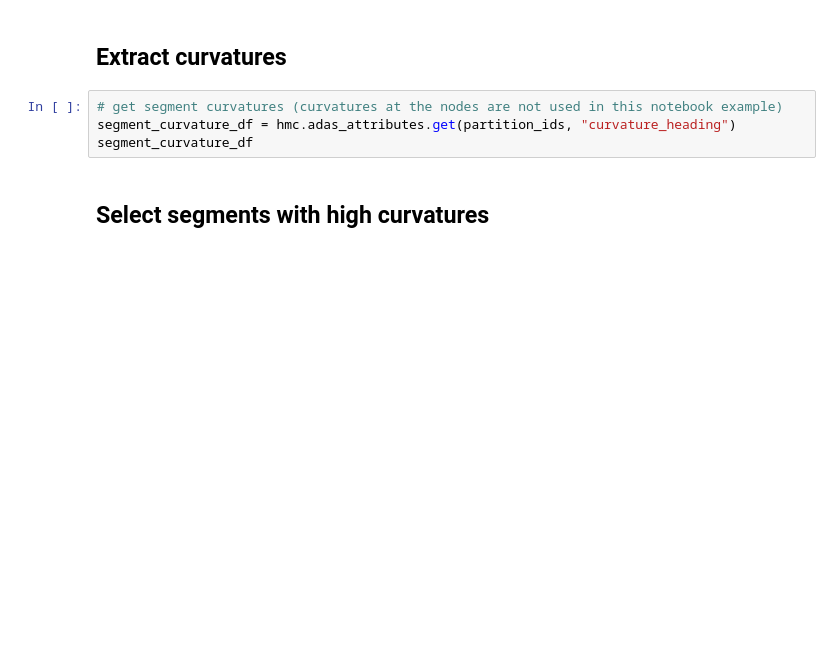
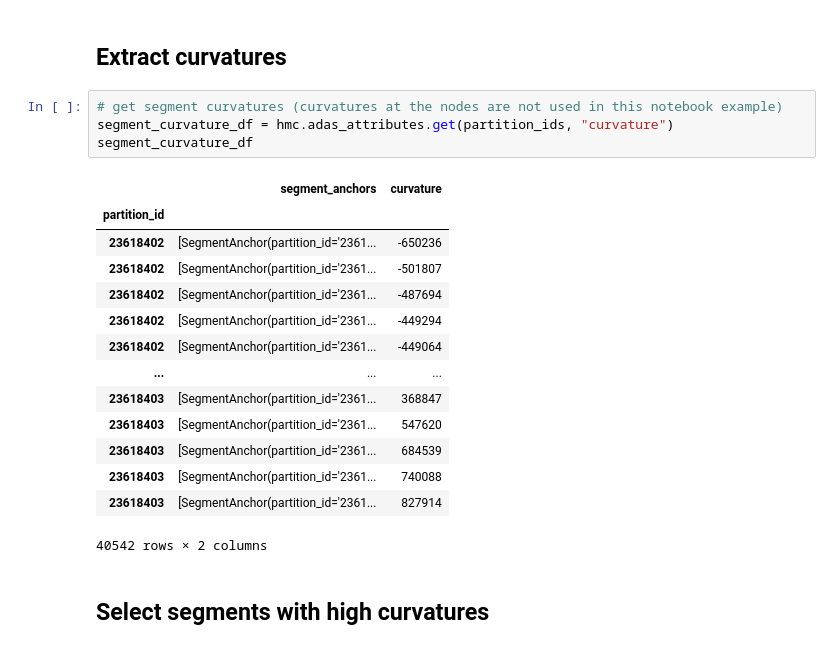
Before and after one commit to heremaps/here-data-sdk-examples-python, a Jupyter notebook: tutorials/FunctionalClassCurvatureAnalysis_hmc.ipynb, the cells around one changed output. Drawn from its saved outputs; the diff is of its cells as text; blank space fills up the shorter version.

```diff
--- a/tutorials/FunctionalClassCurvatureAnalysis_hmc.ipynb
+++ b/tutorials/FunctionalClassCurvatureAnalysis_hmc.ipynb
@@ -125,8 +223,23 @@ inspect(layers=fcs)
 ## Extract curvatures
 # %%
 # get segment curvatures (curvatures at the nodes are not used in this notebook example)
-segment_curvature_df = hmc.adas_attributes.get(partition_ids, "curvature_heading")
+segment_curvature_df = hmc.adas_attributes.get(partition_ids, "curvature")
 segment_curvature_df
+# %% [output]
+|  | segment_anchors | curvature |
+| partition_id |  |  |
+| 23618402 | [SegmentAnchor(partition_id='2361... | -650236 |
+| 23618402 | [SegmentAnchor(partition_id='2361... | -501807 |
+| 23618402 | [SegmentAnchor(partition_id='2361... | -487694 |
+| 23618402 | [SegmentAnchor(partition_id='2361... | -449294 |
+| 23618402 | [SegmentAnchor(partition_id='2361... | -449064 |
+| ... | ... | ... |
+| 23618403 | [SegmentAnchor(partition_id='2361... | 368847 |
+| 23618403 | [SegmentAnchor(partition_id='2361... | 547620 |
+| 23618403 | [SegmentAnchor(partition_id='2361... | 684539 |
+| 23618403 | [SegmentAnchor(partition_id='2361... | 740088 |
+| 23618403 | [SegmentAnchor(partition_id='2361... | 827914 |
+40542 rows × 2 columns
 # %% [markdown]
 ## Select segments with high curvatures
 # %%
```
Also changed, not shown: parts of 15 cells of this notebook.
